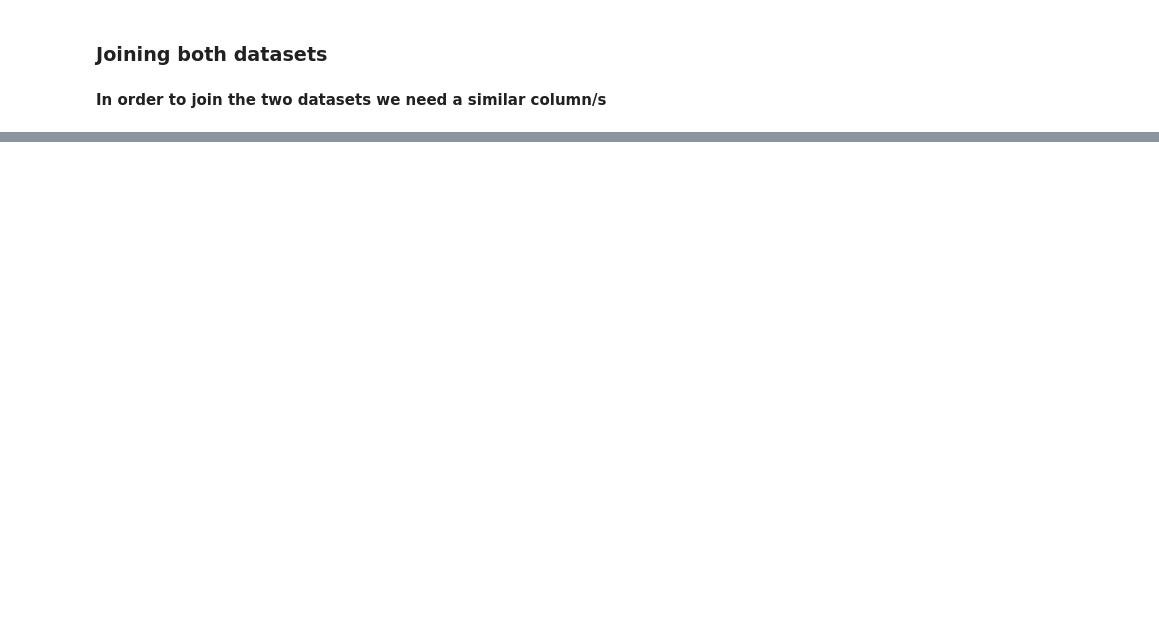
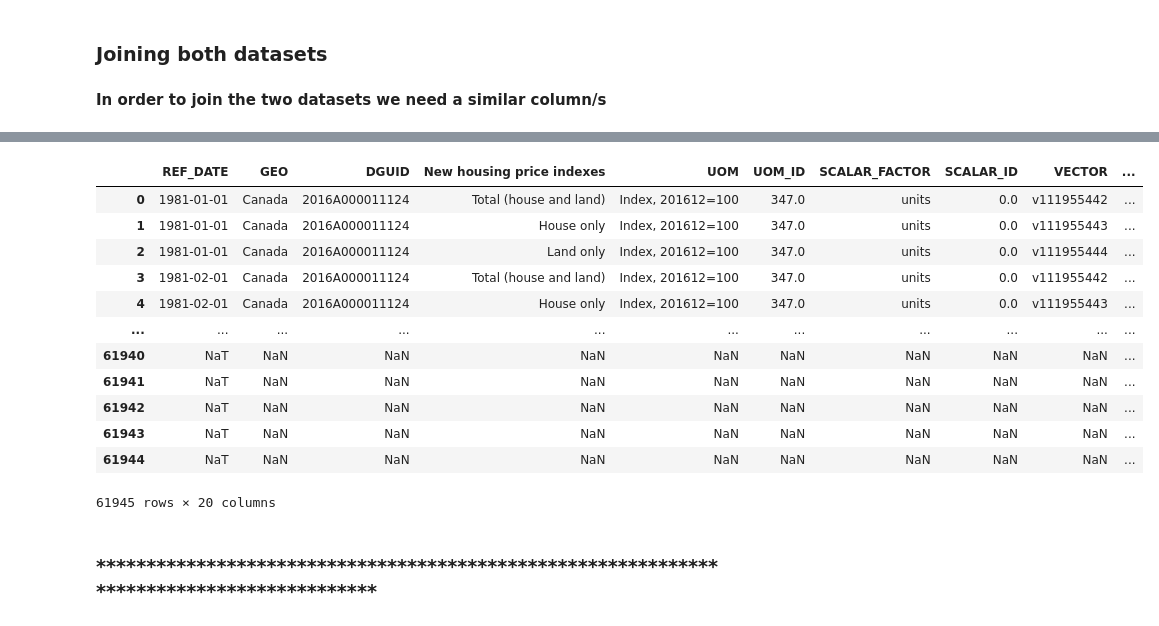
Before and after one commit to hunainmuneer/housing-crisis-in-canada, a Jupyter notebook: data-science-project/notebooks/notebook1.ipynb, the cells around one changed output, grey strips where cells are left out. Saved outputs shown, nothing was run; the diff lists cells and outputs as text; code cells hidden in the pictures; blank space fills up the shorter version.

Commit message:
almost done with the merge

```diff
--- a/data-science-project/notebooks/notebook1.ipynb
+++ b/data-science-project/notebooks/notebook1.ipynb
@@ -292,0 +232,7 @@ housing_data[housing_data['area_code'] == 'ON']
+# %%
+# We need to make the dates similar in both datasets
+# Since we have limited information in the immigration dataset, hence we will convert the dates in the housing data
+
+# First we will convert the REF_DATE to datetime type
+housing_data['REF_DATE'] = pd.to_datetime(housing_data['REF_DATE'], format = '')
+housing_data['REF_DATE']
@@ -292,0 +252,15 @@ housing_data[housing_data['area_code'] == 'ON']
+# %%
+# Now we will change the dates to match the dates in the immigration data
+# Any dates that comes before 1996 -> before 1996
+# Any dates between 1996 and 2005 -> 1996 to 2005
+# Any dates between 2006 and 2011 -> 2006 to 2011
+
+housing_data['Date'] = 'Before 1996'
+housing_data.loc[(housing_data['REF_DATE'] >= '1996-01-01') & (housing_data['REF_DATE'] < '2006-01-01'), 'Date'] = '1996 to 2005'
+housing_data.loc[(housing_data['REF_DATE'] >= '2006-01-01') & (housing_data['REF_DATE'] < '2012-01-01'), 'Date'] = '2006 to 2011'
+housing_data.loc[(housing_data['REF_DATE'] >= '2012-01-01'), 'Date'] = 'After 2011'
+
+# checking the unique values in the Data column to see if they are same as in the immigration data
+# There is one extra value for the Date column i.e."After 2011"
+# This extra value will help us to discard that timeframe since it is not in our immigration data
+housing_data['Date'].unique()
@@ -292,0 +292,6 @@ housing_data[housing_data['area_code'] == 'ON']
+# %%
+# The "SYMBOL" and "TERMINATED" columns are completely null, so we will drop them from the dataframe
+
+col_to_drop = ['SYMBOL', 'TERMINATED']
+housing_data.drop(columns = col_to_drop, inplace= True)
+housing_data.head()
@@ -292,0 +311,6 @@ housing_data[housing_data['area_code'] == 'ON']
+# %%
+# The "DECIMALS" columns does not provide any useful context and has the same value throughout the dataframe
+# We will drop "DECIMALS" columns since its equal for all rows and only tells the values are in 1 decimal point
+
+housing_data.drop(columns= 'DECIMALS', inplace= True)
+housing_data.head()
@@ -292,0 +324,22 @@ housing_data[housing_data['area_code'] == 'ON']
+# %%
+# We will perfrom the JOIN and will merge both datasets on the time frame and Area/GEO
+
+# Creating a new dataframe for the join
+housing_immigration_merged = pd.merge(housing_data, immigration_data, left_on='GEO', right_on='Immigrant status and period of immigration', how='outer')
+housing_immigration_merged
+# %% [output]
+|  | REF_DATE | GEO | DGUID | New housing price indexes | UOM | UOM_ID | SCALAR_FACTOR | SCALAR_ID | VECTOR | ... |
+| 0 | 1981-01-01 | Canada | 2016A000011124 | Total (house and land) | Index, 201612=100 | 347.0 | units | 0.0 | v111955442 | ... |
+| 1 | 1981-01-01 | Canada | 2016A000011124 | House only | Index, 201612=100 | 347.0 | units | 0.0 | v111955443 | ... |
+| 2 | 1981-01-01 | Canada | 2016A000011124 | Land only | Index, 201612=100 | 347.0 | units | 0.0 | v111955444 | ... |
+| 3 | 1981-02-01 | Canada | 2016A000011124 | Total (house and land) | Index, 201612=100 | 347.0 | units | 0.0 | v111955442 | ... |
+| 4 | 1981-02-01 | Canada | 2016A000011124 | House only | Index, 201612=100 | 347.0 | units | 0.0 | v111955443 | ... |
+| ... | ... | ... | ... | ... | ... | ... | ... | ... | ... | ... |
+| 61940 | NaT | NaN | NaN | NaN | NaN | NaN | NaN | NaN | NaN | ... |
+| 61941 | NaT | NaN | NaN | NaN | NaN | NaN | NaN | NaN | NaN | ... |
+| 61942 | NaT | NaN | NaN | NaN | NaN | NaN | NaN | NaN | NaN | ... |
+| 61943 | NaT | NaN | NaN | NaN | NaN | NaN | NaN | NaN | NaN | ... |
+| 61944 | NaT | NaN | NaN | NaN | NaN | NaN | NaN | NaN | NaN | ... |
+61945 rows × 20 columns
+# %% [markdown]
+### ******************************************************************************************
```
Also changed, not shown: parts of 12 cells of this notebook, 7 other files.
